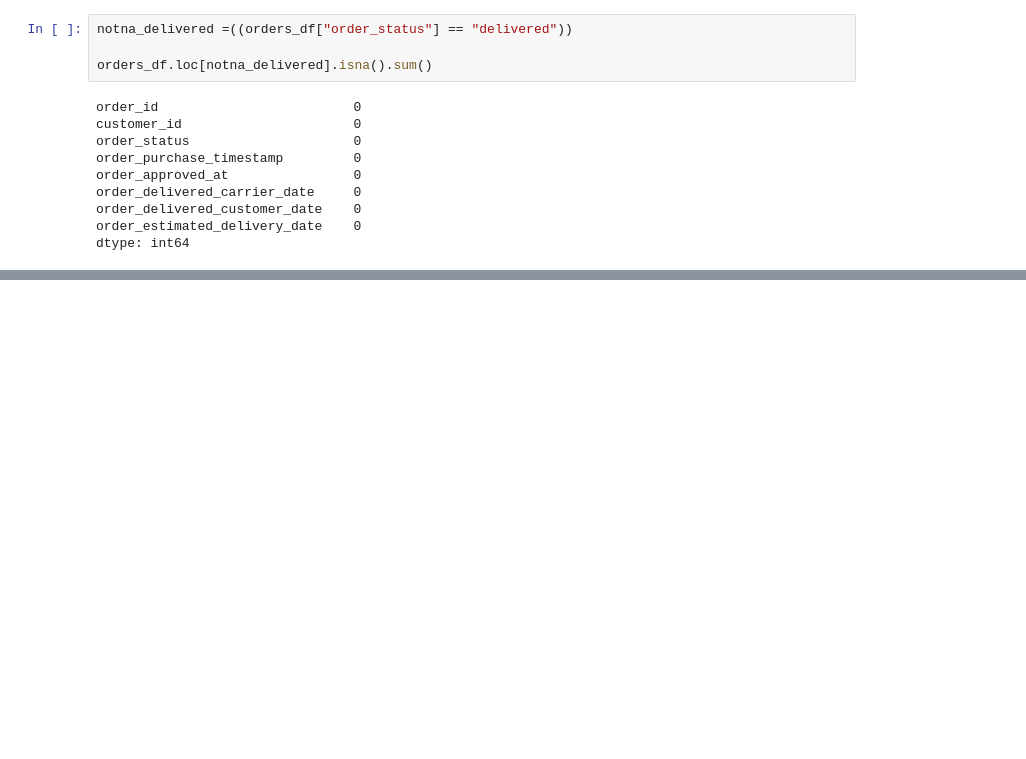
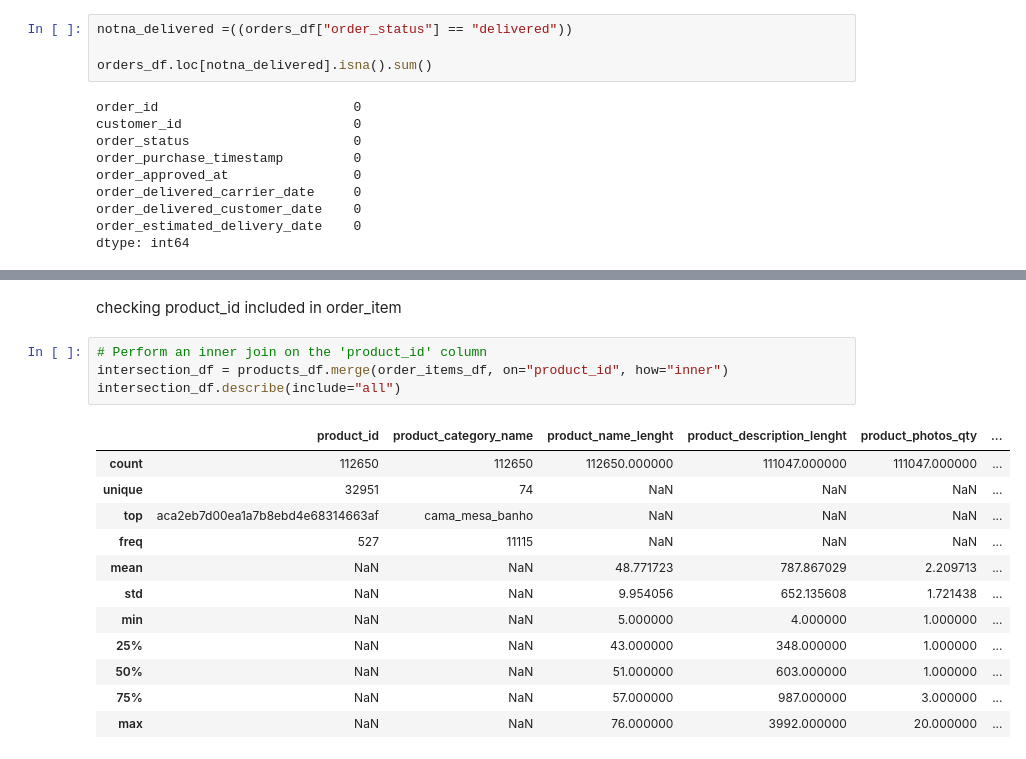
Before and after one commit to FauzanNR/DataAnalysisDicoding, a Jupyter notebook: data_analysis.ipynb, the cells around one changed output, grey strips where cells are left out. Cells and saved outputs as stored; diff of their text form; blank space fills up the shorter version.

```diff
--- a/data_analysis.ipynb
+++ b/data_analysis.ipynb
@@ -343,0 +456,19 @@ dtype: int64
+# %% [markdown]
+checking product_id included in order_item
+# %%
+# Perform an inner join on the 'product_id' column
+intersection_df = products_df.merge(order_items_df, on="product_id", how="inner")
+intersection_df.describe(include="all")
+# %% [output]
+|  | product_id | product_category_name | product_name_lenght | product_description_lenght | product_photos_qty | ... |
+| count | 112650 | 112650 | 112650.000000 | 111047.000000 | 111047.000000 | ... |
+| unique | 32951 | 74 | NaN | NaN | NaN | ... |
+| top | aca2eb7d00ea1a7b8ebd4e68314663af | cama_mesa_banho | NaN | NaN | NaN | ... |
+| freq | 527 | 11115 | NaN | NaN | NaN | ... |
+| mean | NaN | NaN | 48.771723 | 787.867029 | 2.209713 | ... |
+| std | NaN | NaN | 9.954056 | 652.135608 | 1.721438 | ... |
+| min | NaN | NaN | 5.000000 | 4.000000 | 1.000000 | ... |
+| 25% | NaN | NaN | 43.000000 | 348.000000 | 1.000000 | ... |
+| 50% | NaN | NaN | 51.000000 | 603.000000 | 1.000000 | ... |
+| 75% | NaN | NaN | 57.000000 | 987.000000 | 3.000000 | ... |
+| max | NaN | NaN | 76.000000 | 3992.000000 | 20.000000 | ... |
```
Also changed, not shown: parts of 17 cells of this notebook.
